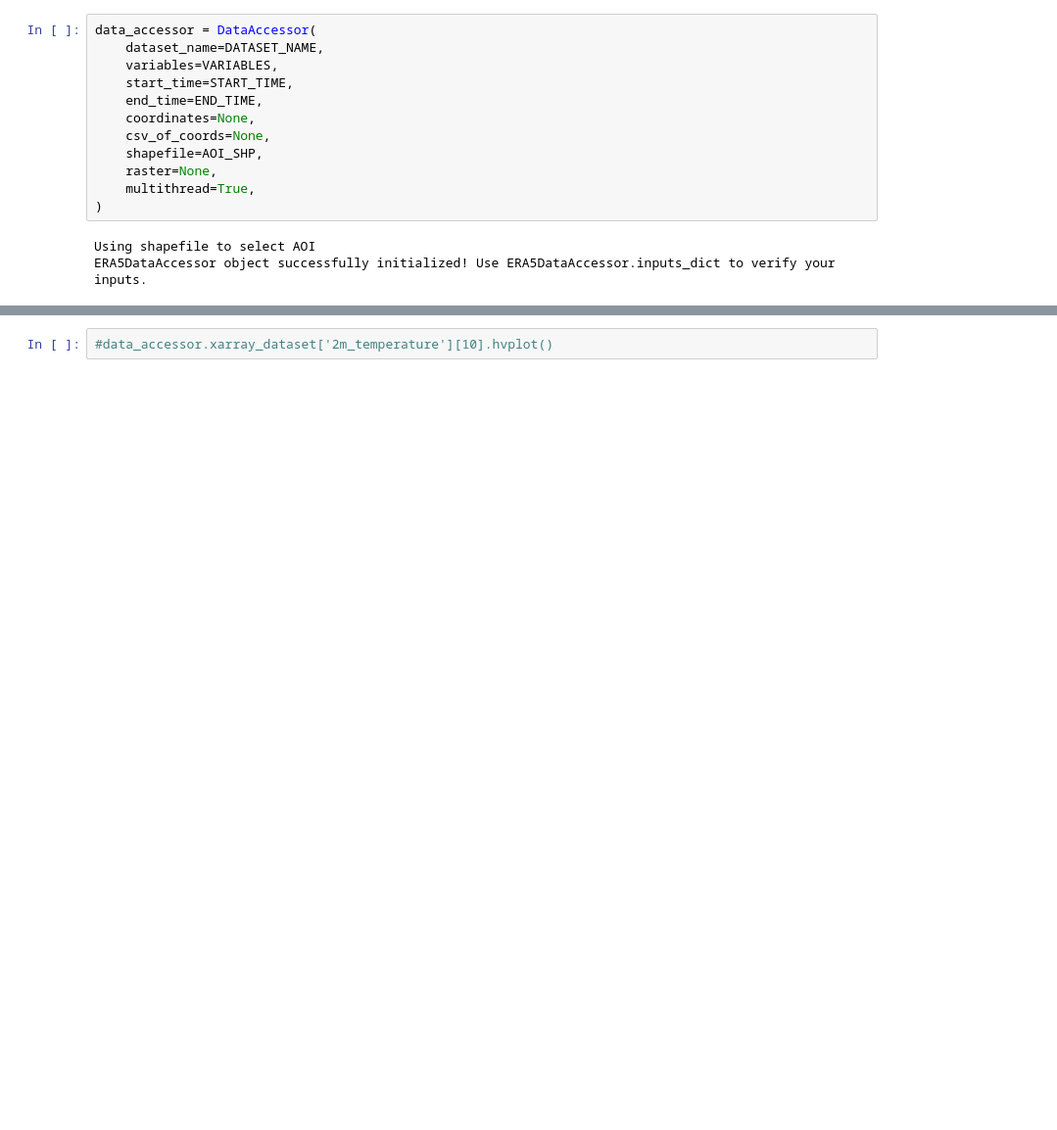
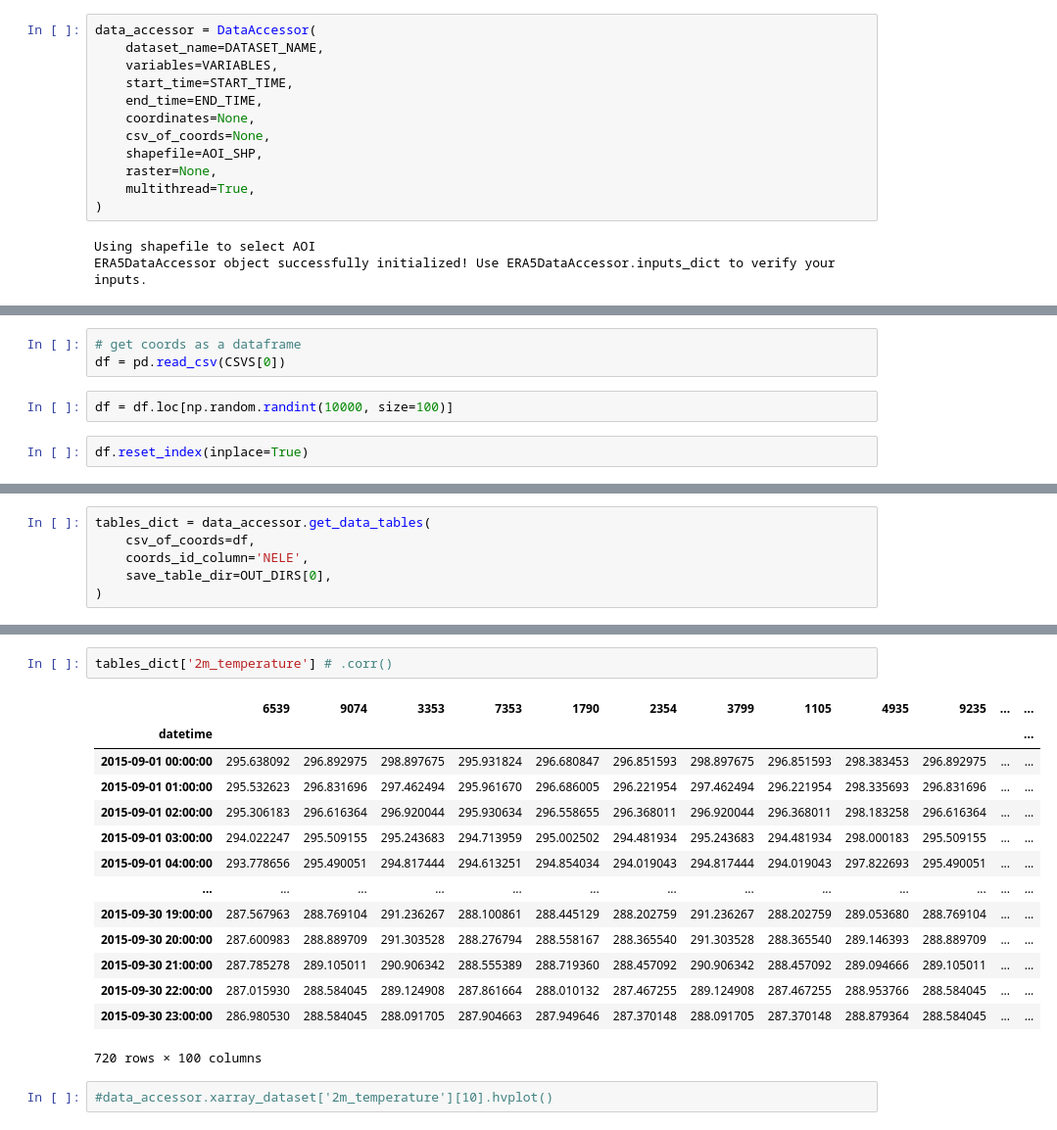
Before and after one commit to LimnoTech/Xarray-DataAccessor, a Jupyter notebook: testing.ipynb, the cells around one changed output, grey strips where cells are left out. Shown at 98% size. Saved outputs shown, nothing was run; the diff lists cells and outputs as text; blank space fills up the shorter version.

Commit message:
Table output finally works

```diff
--- a/testing.ipynb
+++ b/testing.ipynb
@@ -184,0 +175,7 @@ Frozen({'longitude': 19, 'latitude': 7, 'time': 9048})
+# %%
+# get coords as a dataframe
+df = pd.read_csv(CSVS[0])
+# %%
+df = df.loc[np.random.randint(10000, size=100)]
+# %%
+df.reset_index(inplace=True)
@@ -184,0 +188,6 @@ Frozen({'longitude': 19, 'latitude': 7, 'time': 9048})
+# %%
+tables_dict = data_accessor.get_data_tables(
+    csv_of_coords=df,
+    coords_id_column='NELE',
+    save_table_dir=OUT_DIRS[0],
+)
@@ -185,2 +212,19 @@ Frozen({'longitude': 19, 'latitude': 7, 'time': 9048})
+# %%
+tables_dict['2m_temperature'] # .corr()
+# %% [output]
+|  | 6539 | 9074 | 3353 | 7353 | 1790 | 2354 | 3799 | 1105 | 4935 | 9235 | ... | ... |
+| datetime |  |  |  |  |  |  |  |  |  |  |  | ... |
+| 2015-09-01 00:00:00 | 295.638092 | 296.892975 | 298.897675 | 295.931824 | 296.680847 | 296.851593 | 298.897675 | 296.851593 | 298.383453 | 296.892975 | ... | ... |
+| 2015-09-01 01:00:00 | 295.532623 | 296.831696 | 297.462494 | 295.961670 | 296.686005 | 296.221954 | 297.462494 | 296.221954 | 298.335693 | 296.831696 | ... | ... |
+| 2015-09-01 02:00:00 | 295.306183 | 296.616364 | 296.920044 | 295.930634 | 296.558655 | 296.368011 | 296.920044 | 296.368011 | 298.183258 | 296.616364 | ... | ... |
+| 2015-09-01 03:00:00 | 294.022247 | 295.509155 | 295.243683 | 294.713959 | 295.002502 | 294.481934 | 295.243683 | 294.481934 | 298.000183 | 295.509155 | ... | ... |
+| 2015-09-01 04:00:00 | 293.778656 | 295.490051 | 294.817444 | 294.613251 | 294.854034 | 294.019043 | 294.817444 | 294.019043 | 297.822693 | 295.490051 | ... | ... |
+| ... | ... | ... | ... | ... | ... | ... | ... | ... | ... | ... | ... | ... |
+| 2015-09-30 19:00:00 | 287.567963 | 288.769104 | 291.236267 | 288.100861 | 288.445129 | 288.202759 | 291.236267 | 288.202759 | 289.053680 | 288.769104 | ... | ... |
+| 2015-09-30 20:00:00 | 287.600983 | 288.889709 | 291.303528 | 288.276794 | 288.558167 | 288.365540 | 291.303528 | 288.365540 | 289.146393 | 288.889709 | ... | ... |
+| 2015-09-30 21:00:00 | 287.785278 | 289.105011 | 290.906342 | 288.555389 | 288.719360 | 288.457092 | 290.906342 | 288.457092 | 289.094666 | 289.105011 | ... | ... |
+| 2015-09-30 22:00:00 | 287.015930 | 288.584045 | 289.124908 | 287.861664 | 288.010132 | 287.467255 | 289.124908 | 287.467255 | 288.953766 | 288.584045 | ... | ... |
+| 2015-09-30 23:00:00 | 286.980530 | 288.584045 | 288.091705 | 287.904663 | 287.949646 | 287.370148 | 288.091705 | 287.370148 | 288.879364 | 288.584045 | ... | ... |
+720 rows × 100 columns
 # %%
 #data_accessor.xarray_dataset['2m_temperature'][10].hvplot()
```
Also changed, not shown: parts of 13 cells of this notebook, 2 other files.
